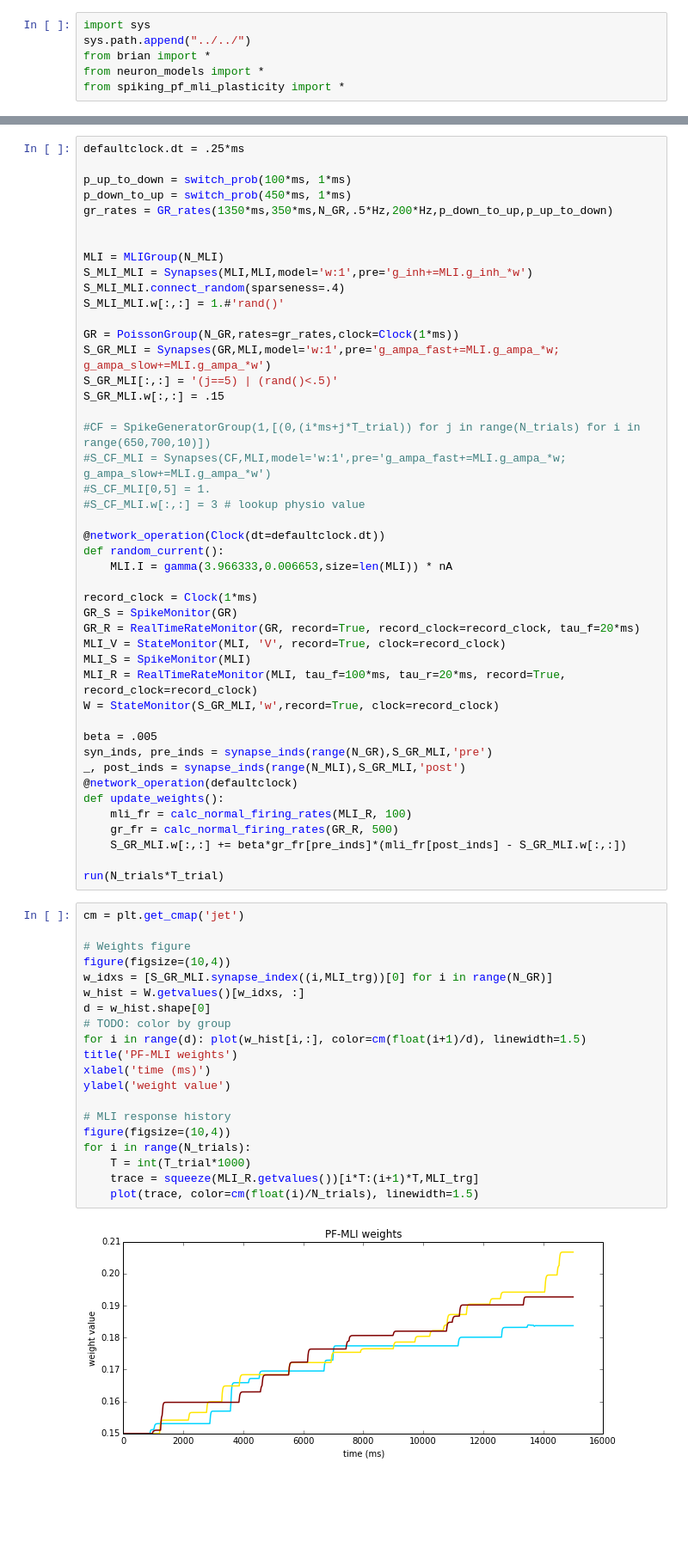
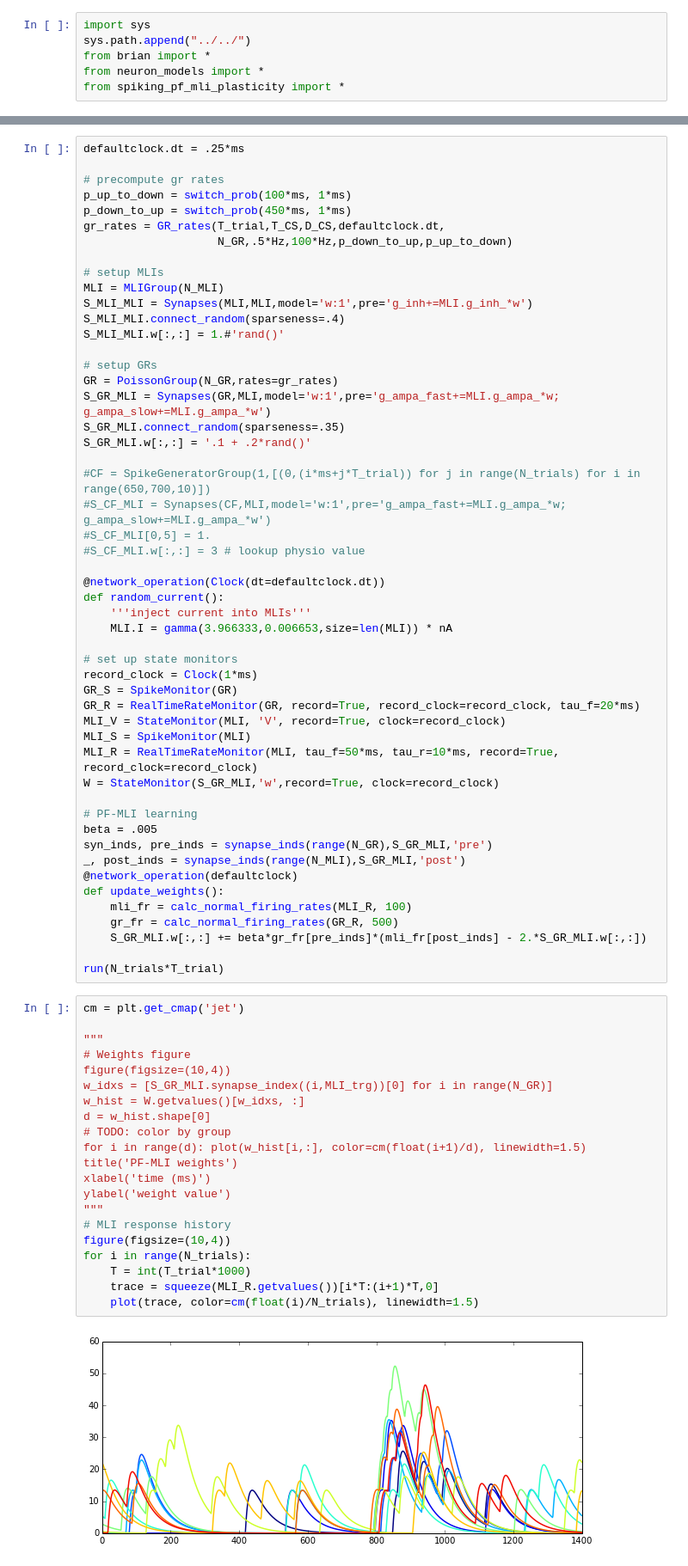
Before and after one commit to blennon/research, a Jupyter notebook: spiking_pf_mli_plasticity/notebooks/cer.ipynb, the cells around one changed output, grey strips where cells are left out. Shown at 86% size. Saved outputs shown, nothing was run; the diff lists cells and outputs as text; blank space fills up the shorter version.

Commit message:
continued experiments in CER. improved visualizations in pf-mli-ltd

```diff
--- a/spiking_pf_mli_plasticity/notebooks/cer.ipynb
+++ b/spiking_pf_mli_plasticity/notebooks/cer.ipynb
@@ -127,20 +146,23 @@ def calc_normal_firing_rates(rate_monitor, max_rate):
 # %%
 defaultclock.dt = .25*ms
 
+# precompute gr rates
 p_up_to_down = switch_prob(100*ms, 1*ms)
 p_down_to_up = switch_prob(450*ms, 1*ms)
-gr_rates = GR_rates(1350*ms,350*ms,N_GR,.5*Hz,200*Hz,p_down_to_up,p_up_to_down)
+gr_rates = GR_rates(T_trial,T_CS,D_CS,defaultclock.dt,
+                    N_GR,.5*Hz,100*Hz,p_down_to_up,p_up_to_down)
 
-
+# setup MLIs
 MLI = MLIGroup(N_MLI)
 S_MLI_MLI = Synapses(MLI,MLI,model='w:1',pre='g_inh+=MLI.g_inh_*w')
 S_MLI_MLI.connect_random(sparseness=.4)
 S_MLI_MLI.w[:,:] = 1.#'rand()'
 
-GR = PoissonGroup(N_GR,rates=gr_rates,clock=Clock(1*ms))
+# setup GRs
+GR = PoissonGroup(N_GR,rates=gr_rates)
 S_GR_MLI = Synapses(GR,MLI,model='w:1',pre='g_ampa_fast+=MLI.g_ampa_*w; g_ampa_slow+=MLI.g_ampa_*w')
-S_GR_MLI[:,:] = '(j==5) | (rand()<.5)'
-S_GR_MLI.w[:,:] = .15
+S_GR_MLI.connect_random(sparseness=.35)
+S_GR_MLI.w[:,:] = '.1 + .2*rand()'
 
 #CF = SpikeGeneratorGroup(1,[(0,(i*ms+j*T_trial)) for j in range(N_trials) for i in range(650,700,10)])
 #S_CF_MLI = Synapses(CF,MLI,model='w:1',pre='g_ampa_fast+=MLI.g_ampa_*w; g_ampa_slow+=MLI.g_ampa_*w')
@@ -149,16 +171,19 @@ S_GR_MLI.w[:,:] = .15
 
 @network_operation(Clock(dt=defaultclock.dt))
 def random_current():
+    '''inject current into MLIs'''
     MLI.I = gamma(3.966333,0.006653,size=len(MLI)) * nA
 
+# set up state monitors
 record_clock = Clock(1*ms)
 GR_S = SpikeMonitor(GR)
 GR_R = RealTimeRateMonitor(GR, record=True, record_clock=record_clock, tau_f=20*ms)
 MLI_V = StateMonitor(MLI, 'V', record=True, clock=record_clock)
 MLI_S = SpikeMonitor(MLI)
-MLI_R = RealTimeRateMonitor(MLI, tau_f=100*ms, tau_r=20*ms, record=True, record_clock=record_clock)
+MLI_R = RealTimeRateMonitor(MLI, tau_f=50*ms, tau_r=10*ms, record=True, record_clock=record_clock)
 W = StateMonitor(S_GR_MLI,'w',record=True, clock=record_clock)
 
+# PF-MLI learning
 beta = .005
 syn_inds, pre_inds = synapse_inds(range(N_GR),S_GR_MLI,'pre')
 _, post_inds = synapse_inds(range(N_MLI),S_GR_MLI,'post')
@@ -166,28 +191,29 @@ _, post_inds = synapse_inds(range(N_MLI),S_GR_MLI,'post')
 def update_weights():
     mli_fr = calc_normal_firing_rates(MLI_R, 100)
     gr_fr = calc_normal_firing_rates(GR_R, 500)
-    S_GR_MLI.w[:,:] += beta*gr_fr[pre_inds]*(mli_fr[post_inds] - S_GR_MLI.w[:,:])
+    S_GR_MLI.w[:,:] += beta*gr_fr[pre_inds]*(mli_fr[post_inds] - 2.*S_GR_MLI.w[:,:])
 
 run(N_trials*T_trial)
 # %%
 cm = plt.get_cmap('jet')
 
+"""
 # Weights figure
 figure(figsize=(10,4))
 w_idxs = [S_GR_MLI.synapse_index((i,MLI_trg))[0] for i in range(N_GR)]
 w_hist = W.getvalues()[w_idxs, :]
 d = w_hist.shape[0]
 # TODO: color by group
 for i in range(d): plot(w_hist[i,:], color=cm(float(i+1)/d), linewidth=1.5)
 title('PF-MLI weights')
 xlabel('time (ms)')
 ylabel('weight value')
-
+"""
 # MLI response history
 figure(figsize=(10,4))
 for i in range(N_trials):
     T = int(T_trial*1000)
-    trace = squeeze(MLI_R.getvalues())[i*T:(i+1)*T,MLI_trg]
+    trace = squeeze(MLI_R.getvalues())[i*T:(i+1)*T,0]
     plot(trace, color=cm(float(i)/N_trials), linewidth=1.5)
 # %% [output]
-[figure, old version]
+[figure, new version]
```
Also changed, not shown: parts of 4 cells of this notebook, 4 other files.
